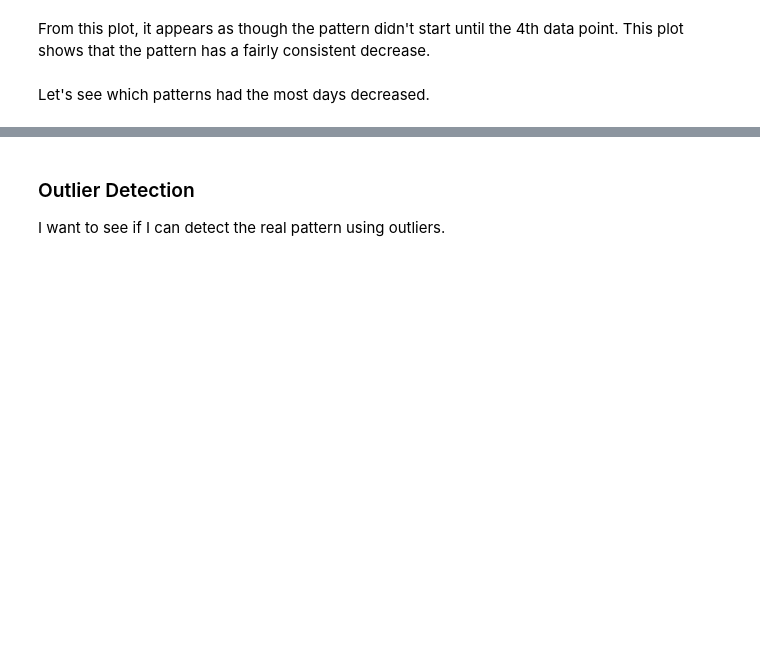
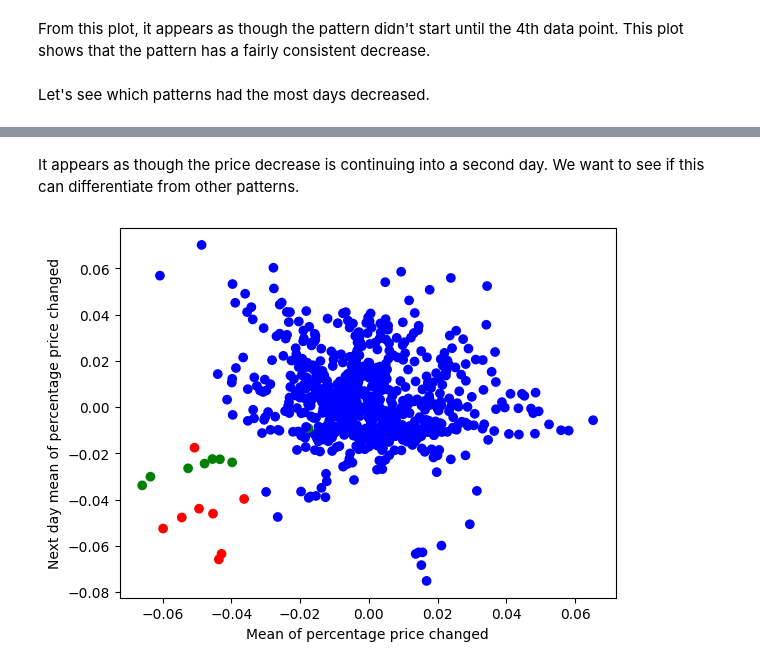
Before and after one commit to GoneSahlin/PutAnalysis, a Jupyter notebook: analysis.ipynb, the cells around one changed output, grey strips where cells are left out. Drawn from its saved outputs; the diff is of its cells as text; code cells hidden in the pictures; blank space fills up the shorter version.

```diff
--- a/analysis.ipynb
+++ b/analysis.ipynb
@@ -209,4 +218,18 @@ print(evaluation_df.sort_values(by="mean", ascending=True).head(10))
-# %% [markdown]
-### Outlier Detection
-
-I want to see if I can detect the real pattern using outliers.
+# %% [markdown]
+It appears as though the price decrease is continuing into a second day. We want to see if this can differentiate from other patterns.
+# %%
+# organize data
+x = evaluation_df["mean"].to_list()
+y = evaluation_df["next_mean"].to_list()
+
+colors = ["r" if np.all([x in real_pattern for x in pattern]) else "g" if np.all([x in secondary_pattern for x in pattern]) else "b" for pattern in evaluation_df["pattern"].to_list()]
+
+# plot:
+fig, ax = plt.subplots()
+ax.scatter(x, y, c=colors)
+ax.set_xlabel("Mean of percentage price changed")
+ax.set_ylabel("Next day mean of percentage price changed")
+
+plt.show()
+# %% [output]
+[figure, added]
```
Also changed, not shown: parts of 4 cells of this notebook, 2 other files.
